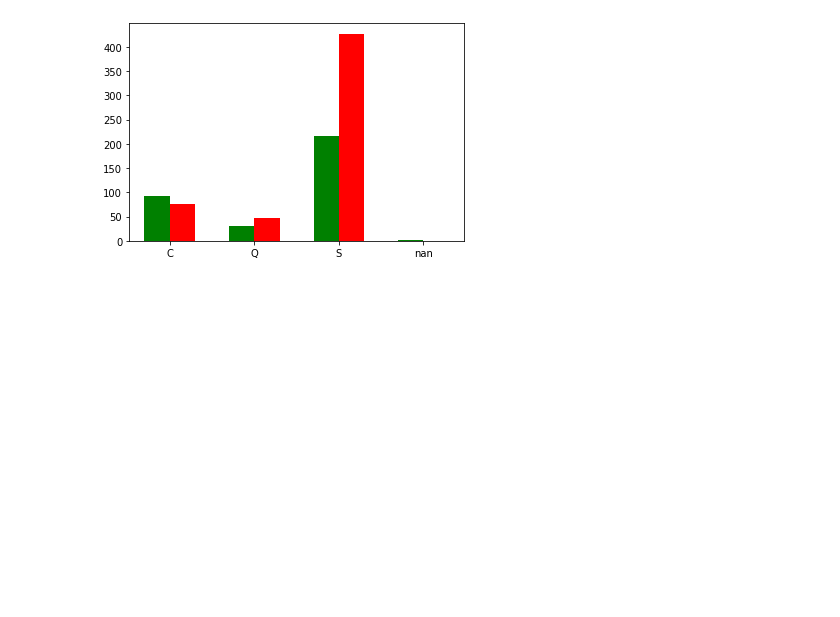
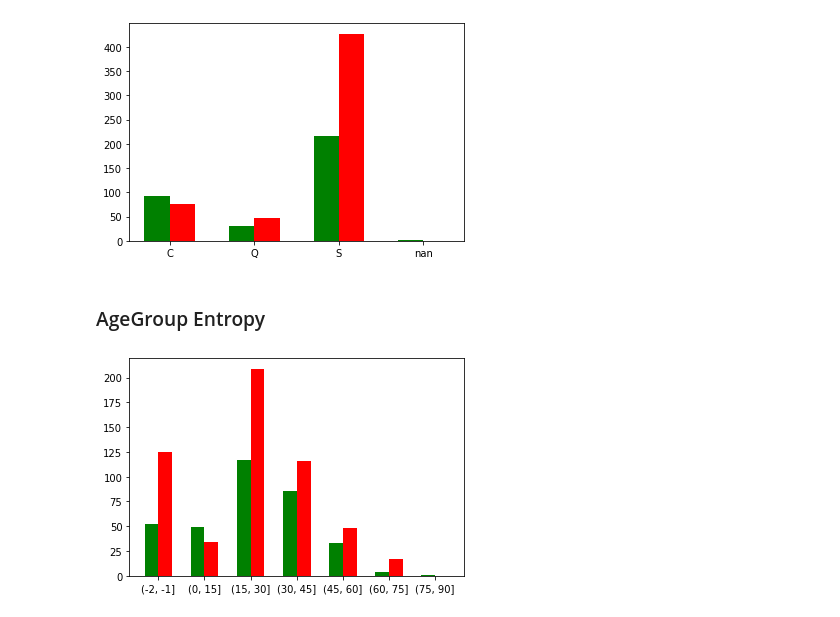
Before and after one commit to Chris112345/TitanicML, a Jupyter notebook: Methods/DataAnalysis.ipynb, the cells around one changed output. Saved outputs shown, nothing was run; the diff lists cells and outputs as text; code cells hidden in the pictures; blank space fills up the shorter version.

```diff
--- a/Methods/Data_Analysis.ipynb
+++ b/Methods/DataAnalysis.ipynb
@@ -29,0 +12,13 @@ trainingData
+# %%
+trainingData = pd.read_csv("../Data/train.csv")
+trainingData["Cabin"] = trainingData["Cabin"].apply(str)
+trainingData["Embarked"] = trainingData["Embarked"].apply(str)
+
+AgeBins = pd.IntervalIndex.from_tuples([(0,15),(15,30),(30,45),(45,60),(60,75),(75,90),(90,105),(105,120)])
+TicketBins = pd.IntervalIndex.from_tuples([(0,50000), (50000,100000), (100000,150000),(150000,200000),(200000, 250000), (250000, 300000), (300000, 350000)])
+CostBins = pd.IntervalIndex.from_tuples([(-1, 50),(50,100), (100,150), (150, 200), (200, 250), (250, 300), (300,350), (350,400), (400, 450), (450, 500), (500, 550)])
+
+trainingData["AgeGroup"] = pd.cut(trainingData['Age'], bins=AgeBins).cat.add_categories(pd.Interval(-2,-1)).fillna(pd.Interval(-2,-1))
+trainingData['TicketGroup'] = pd.cut(pd.to_numeric(trainingData['Ticket'], errors="coerce"), bins=TicketBins).cat.add_categories(pd.Interval(-2,-1)).fillna(pd.Interval(-2,-1))
+trainingData['CostGroup'] = pd.cut(trainingData['Fare'], bins=CostBins).cat.add_categories(pd.Interval(-2,-1)).fillna(pd.Interval(-2,-1))
+trainingData
@@ -221,3 +230,22 @@ plot.set_xticklabels(label)
 plt.show()
 # %% [output]
 [figure]
+# %% [markdown]
+### AgeGroup Entropy
+# %%
+label = np.unique(trainingData["AgeGroup"], return_counts=False)
+
+survivedV, survivedC = np.unique(survived["AgeGroup"],return_counts=True)
+perishedV, perishedC = np.unique(perished["AgeGroup"],return_counts=True)
+perishedV = np.append(perishedV, pd.Interval(75,90))
+perishedC = np.append(perishedC, 0)
+
+plot = plt.subplot()
+index= np.arange(len(label))
+plot.bar(index-0.15, survivedC, width=0.3, color="g", align="center")
+plot.bar(index+0.15, perishedC, width=0.3, color="r", align="center")
+plot.set_xticks(index)
+plot.set_xticklabels(label)
+plt.show()
+# %% [output]
+[figure, added]
```
Also changed, not shown: parts of 10 cells of this notebook, 2 other files.
